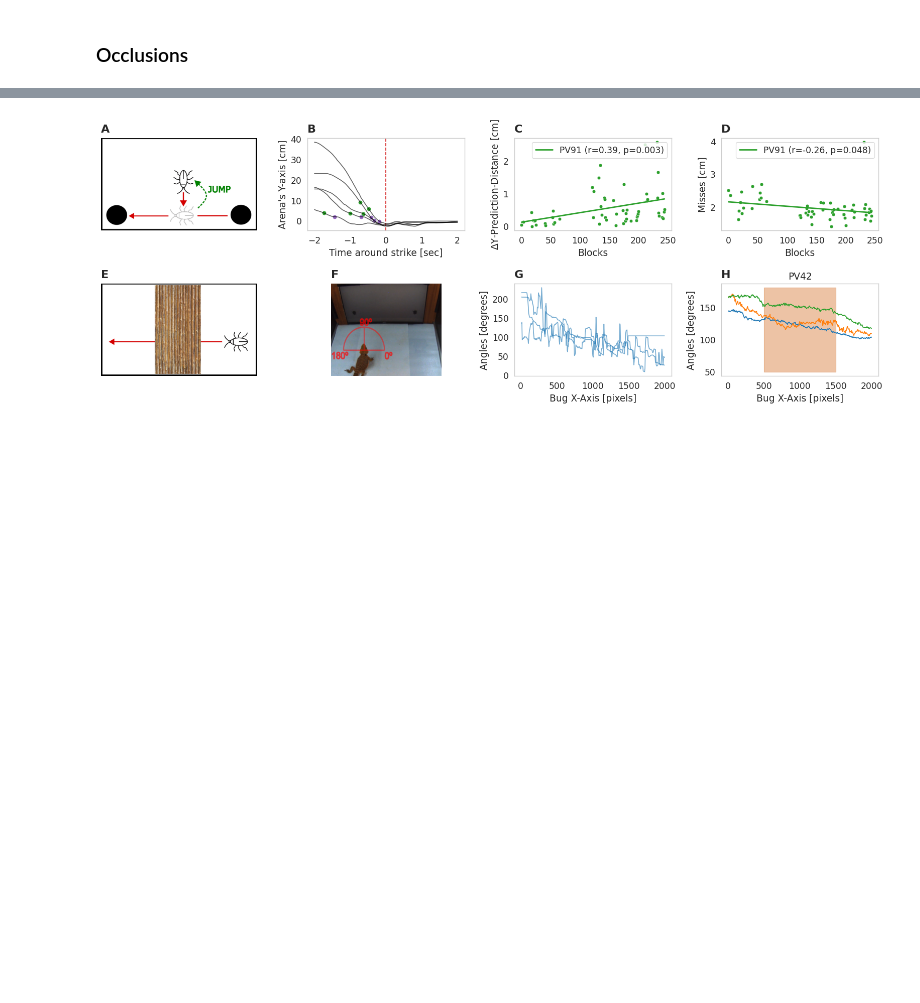
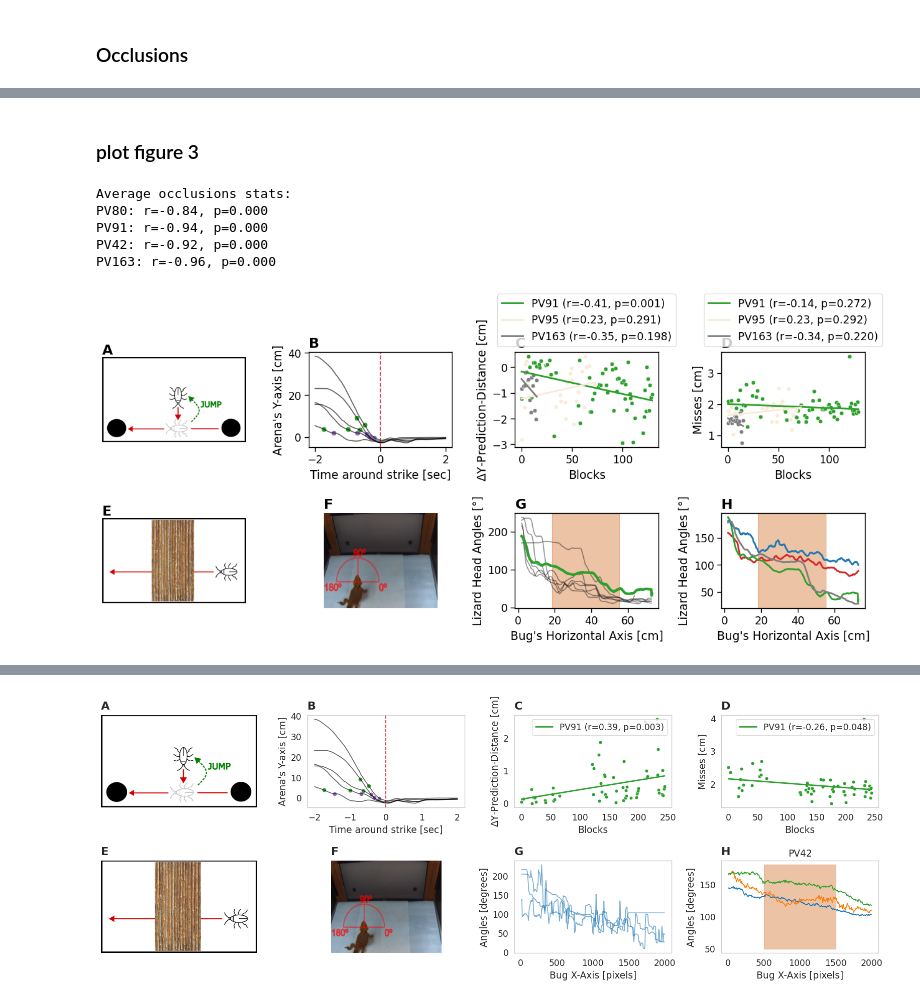
Before and after one commit to EvolutionaryNeuralCodingLab/PreyTouch, a Jupyter notebook: notebooks/paper_figs.ipynb, the cells around one changed output, grey strips where cells are left out. Cells and saved outputs as stored; diff of their text form; code cells hidden in the pictures; blank space fills up the shorter version.

```diff
--- a/notebooks/paper_figs.ipynb
+++ b/notebooks/paper_figs.ipynb
@@ -918,19 +743,20 @@ angles_regression(splits=4)
 # %%
-def angles_summary(animal_ids, movement_type, is_cache=True):
-    cache_path = Path(f'{FIGURE_PATH}/cache/angles_summary_{animal_ids}.pkl')
+def angles_summary(animal_ids, movement_type=None, is_cache=True):
+    cache_path = Path(f'{FIGURE_PATH}/cache/angles_summary_{animal_ids}_{movement_type}.pkl')
     if is_cache and cache_path.exists():
         with cache_path.open('rb') as f:
             pose_dict = pickle.load(f)
     else:
         with orm.session() as s:
-            orm_res = s.query(Block, Experiment).join(Experiment, Experiment.id == Block.experiment_id).filter(
+            filters = [
                 Experiment.arena.in_(['reptilearn4', 'msi-regev']),
                 Experiment.animal_id.in_(animal_ids),
                 Experiment.animal_id.startswith('PV'),
-                Experiment.start_time > '2023-04-18',
-                Block.movement_type == movement_type
-            ).all()
-
+                Experiment.start_time > '2023-04-18'
+            ]
+            if movement_type is not None:
+                filters.append(Block.movement_type == movement_type)
+            orm_res = s.query(Block, Experiment).join(Experiment, Experiment.id == Block.experiment_id).filter(*filters).all()
             dlc = DLCArenaPose('front', orm=orm)
             pose_dict = {}
             for blk, exp in orm_res:
@@ -965,6 +791,3 @@ def angles_summary(animal_ids, movement_type, is_cache=True):
             with cache_path.open('wb') as f:
                 pickle.dump(pose_dict, f)
     return pose_dict
-
-
-tdf = angles_summary(['PV163', 'PV91'], 'rect_tunnel', is_cache=False)
@@ -1046,0 +855,47 @@ plot_all_average_occlusions(axes[1])
+# %% [markdown]
+### plot figure 3
+# %%
+def plot_figure3():
+    fig, axes = plt.subplots(2, 4, figsize=(13, 6))
+
+    jdf = calc_jumps(is_cache=True)
+    plot_jump_up_pd_misses(jdf, axes[0, 2:])
+
+    img = cv2.imread(f'{FIGURE_PATH}/assets/jump.png')
+    img = cv2.cvtColor(img, cv2.COLOR_BGR2RGB)
+    axes[0, 0].imshow(img, aspect='equal')
+    axes[0, 0].axis('off')
+
+    res = tongue_out_verification()
+    plot_tongue_verification(axes[0, 1], res)
+
+    # occlusions
+    tdf = angles_summary(['PV80', 'PV42', 'PV163', 'PV91'], 'rect_tunnel', is_cache=True)
+    plot_example_occlusions(tdf, axes[1, 2])
+    plot_all_average_occlusions(tdf, axes[1, 3])
+
+    for i, img_name in [(0, 'rect_tunnel.png'), (1, 'head_angle.png')]:
+        img = cv2.imread(f'{FIGURE_PATH}/assets/{img_name}')
+        img = cv2.cvtColor(img, cv2.COLOR_BGR2RGB)
+        axes[1, i].imshow(img, aspect='equal')
+        axes[1, i].axis('off')
+
+    k, letters = 0, ['A', 'B', 'C', 'D', 'E', 'F', 'G', 'H']
+    for i in range(2):
+        for j in range(4):
+            add_ax_letter(axes[i, j], letters[k])
+            k += 1
+
+    fig.tight_layout()
+    fig.savefig(f'{FIGURE_PATH}/final_figures/figure3.pdf')
+    fig.savefig(f'{FIGURE_PATH}/final_figures/figure3.png')
+
+
+plot_figure3()
+# %% [output]
+Average occlusions stats:
+PV80: r=-0.84, p=0.000
+PV91: r=-0.94, p=0.000
+PV42: r=-0.92, p=0.000
+PV163: r=-0.96, p=0.000
+[figure, added]
```
Also changed, not shown: parts of 22 cells of this notebook, 3 other files.
